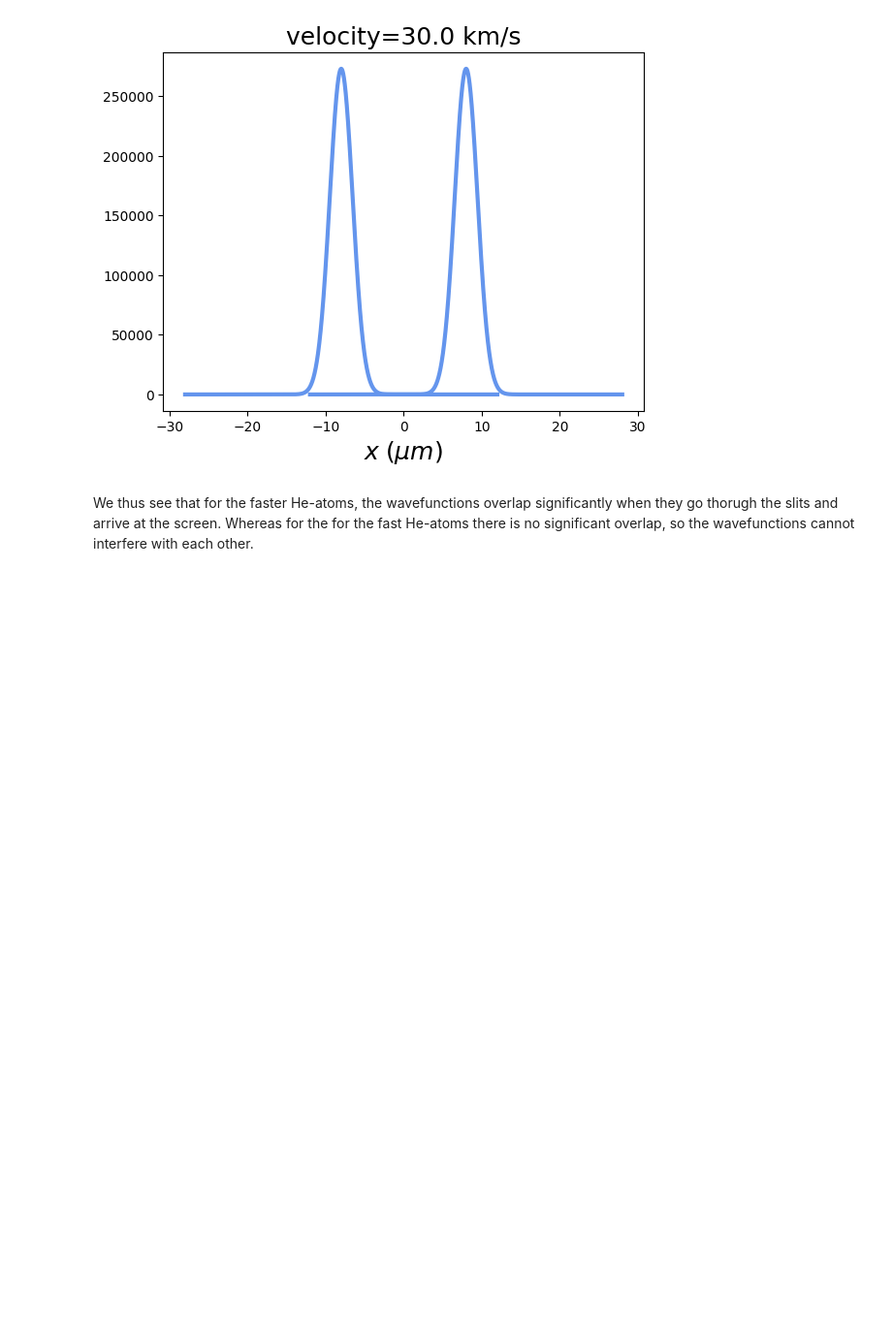
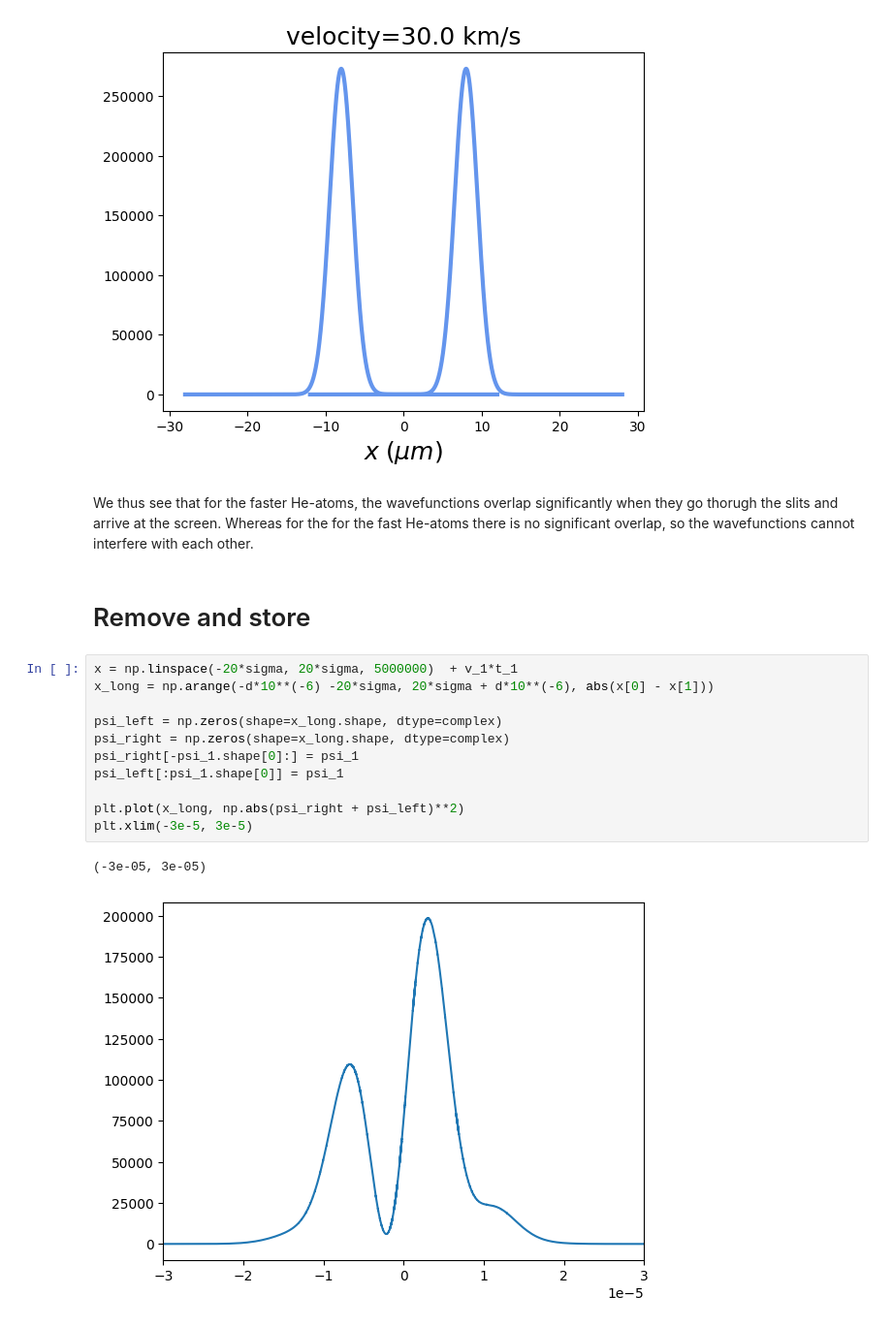
Before and after one commit to eirikama/qm, a Jupyter notebook: wavepacket_travelling.ipynb, the cells around one changed output. Shown at 97% size. Cells and saved outputs as stored; diff of their text form; blank space fills up the shorter version.

```diff
--- a/wavepacket_travelling.ipynb
+++ b/wavepacket_travelling.ipynb
@@ -283,3 +283,19 @@ plt.show()
 [figure]
 # %% [markdown]
 We thus see that for the faster He-atoms, the wavefunctions overlap significantly when they go thorugh the slits and arrive at the screen. Whereas for the for the fast He-atoms there is no significant overlap, so the wavefunctions cannot interfere with each other.
+# %% [markdown]
+# Remove and store
+# %%
+x = np.linspace(-20*sigma, 20*sigma, 5000000)  + v_1*t_1
+x_long = np.arange(-d*10**(-6) -20*sigma, 20*sigma + d*10**(-6), abs(x[0] - x[1]))
+
+psi_left = np.zeros(shape=x_long.shape, dtype=complex)
+psi_right = np.zeros(shape=x_long.shape, dtype=complex)
+psi_right[-psi_1.shape[0]:] = psi_1
+psi_left[:psi_1.shape[0]] = psi_1
+
+plt.plot(x_long, np.abs(psi_right + psi_left)**2)
+plt.xlim(-3e-5, 3e-5)
+# %% [output]
+(-3e-05, 3e-05)
+[figure, added]
```
Also changed, not shown: parts of 6 cells of this notebook, 1 other file.
